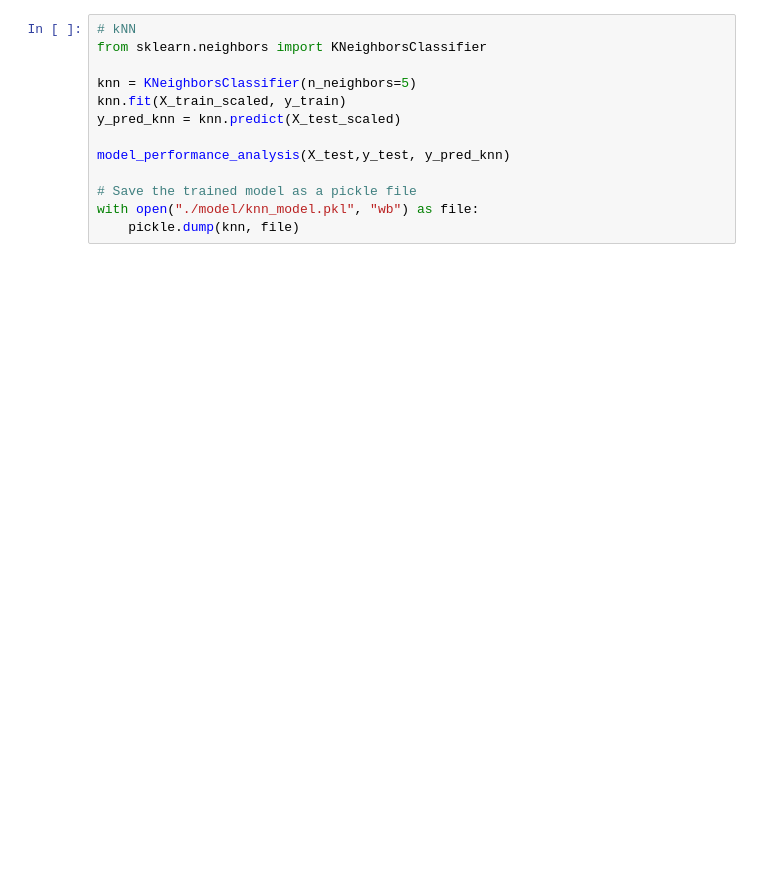
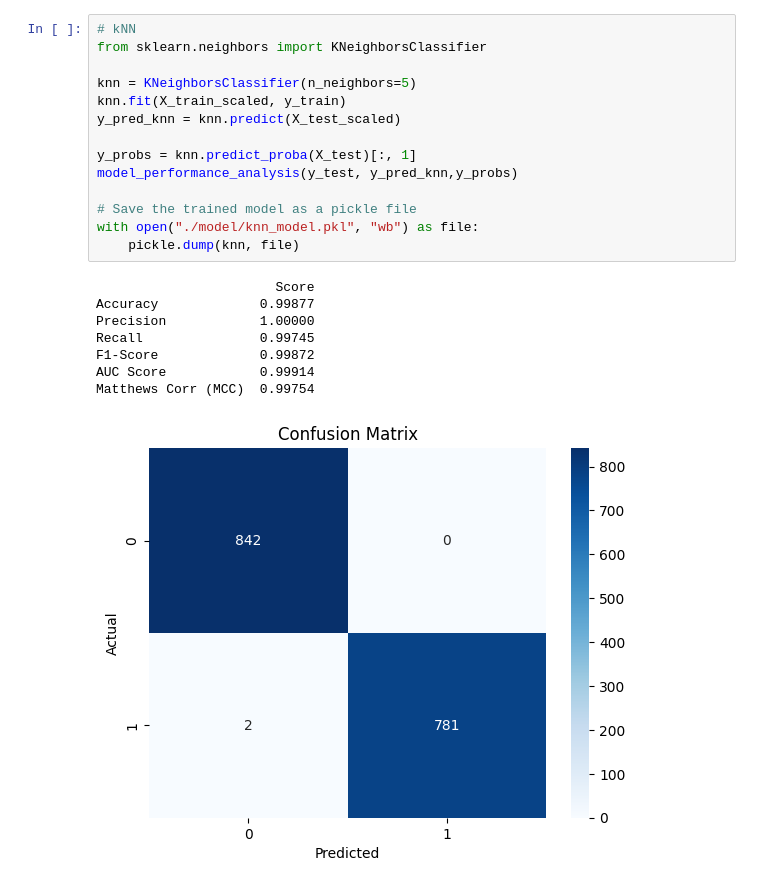
Before and after one commit to nileemahbits/2025ac05224_mushroom-classification, a Jupyter notebook: training_app.ipynb, the cells around one changed output. Drawn from its saved outputs; the diff is of its cells as text; blank space fills up the shorter version.

```diff
--- a/training_app.ipynb
+++ b/training_app.ipynb
@@ -99,16 +104,26 @@ with open("./model/logistic_regression_model.pkl", "wb") as file:
 # %%
 # kNN
 from sklearn.neighbors import KNeighborsClassifier
 
 knn = KNeighborsClassifier(n_neighbors=5)
 knn.fit(X_train_scaled, y_train)
 y_pred_knn = knn.predict(X_test_scaled)
 
-model_performance_analysis(X_test,y_test, y_pred_knn)
+y_probs = knn.predict_proba(X_test)[:, 1]
+model_performance_analysis(y_test, y_pred_knn,y_probs)
 
 # Save the trained model as a pickle file
 with open("./model/knn_model.pkl", "wb") as file:
     pickle.dump(knn, file)
+# %% [output]
+                       Score
+Accuracy             0.99877
+Precision            1.00000
+Recall               0.99745
+F1-Score             0.99872
+AUC Score            0.99914
+Matthews Corr (MCC)  0.99754
+[figure, added]
 # %%
 # Decision Tree
 from sklearn.tree import DecisionTreeClassifier, export_text
```
Also changed, not shown: parts of 6 cells of this notebook, 1 other file.
